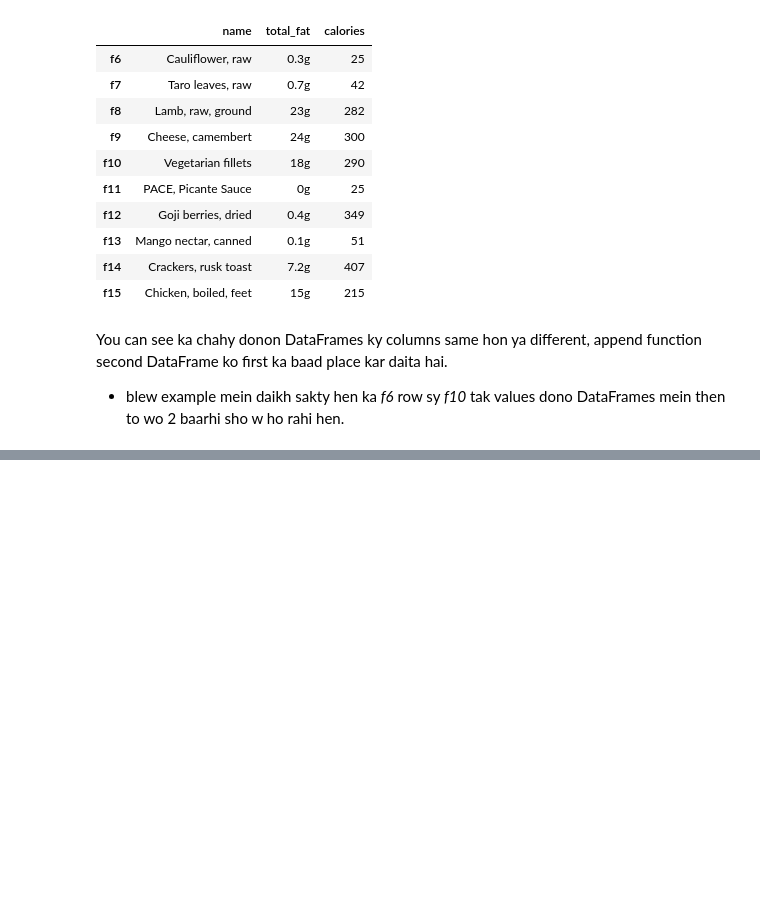
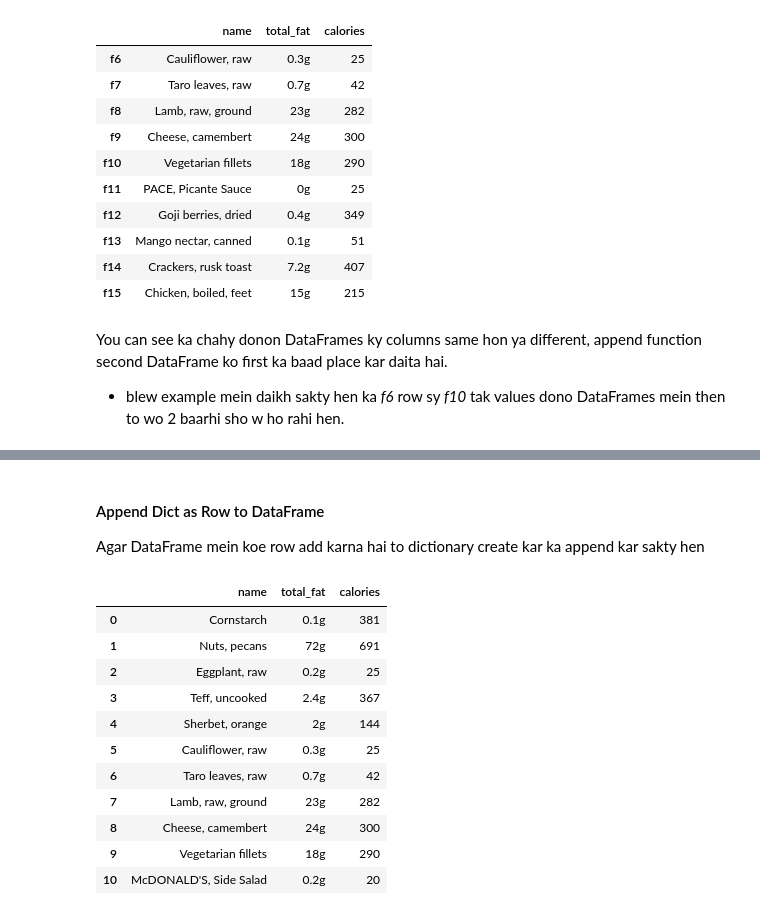
Before and after one commit to biyazejaan/Pandas_a_to_z, a Jupyter notebook: pandas_a_to_z.ipynb, the cells around one changed output, grey strips where cells are left out. Drawn from its saved outputs; the diff is of its cells as text; code cells hidden in the pictures; blank space fills up the shorter version.

```diff
--- a/pandas_a_to_z.ipynb
+++ b/pandas_a_to_z.ipynb
@@ -1881,0 +1928,22 @@ You can see ka chahy donon DataFrames ky columns same hon ya different, append f
+# %% [markdown]
+#### Append Dict as Row to DataFrame
+
+Agar DataFrame mein koe row add karna hai to dictionary create kar ka append kar sakty hen
+# %%
+new_row = {'name':"McDONALD'S, Side Salad",'total_fat':'0.2g','calories':20}
+
+nutrition1_1 = nutrition1.append(new_row, ignore_index=True)
+nutrition1_1
+# %% [output]
+|  | name | total_fat | calories |
+| 0 | Cornstarch | 0.1g | 381 |
+| 1 | Nuts, pecans | 72g | 691 |
+| 2 | Eggplant, raw | 0.2g | 25 |
+| 3 | Teff, uncooked | 2.4g | 367 |
+| 4 | Sherbet, orange | 2g | 144 |
+| 5 | Cauliflower, raw | 0.3g | 25 |
+| 6 | Taro leaves, raw | 0.7g | 42 |
+| 7 | Lamb, raw, ground | 23g | 282 |
+| 8 | Cheese, camembert | 24g | 300 |
+| 9 | Vegetarian fillets | 18g | 290 |
+| 10 | McDONALD'S, Side Salad | 0.2g | 20 |
```
Also changed, not shown: parts of 9 cells of this notebook.
